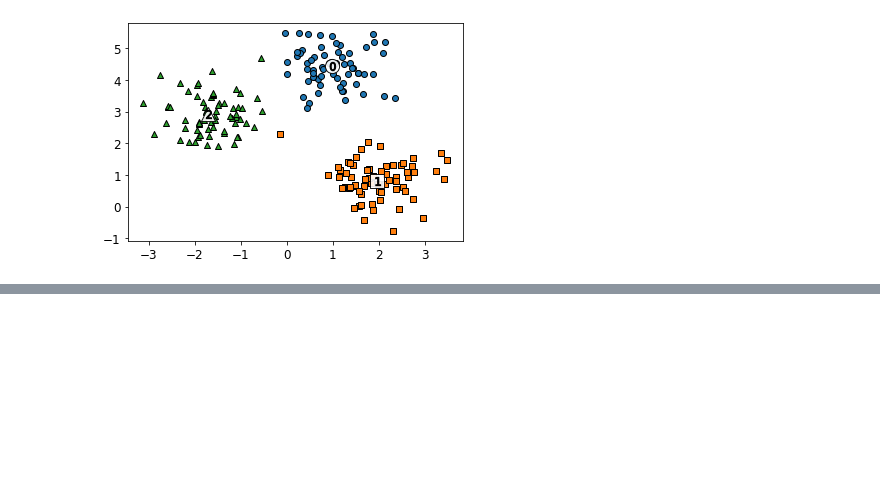
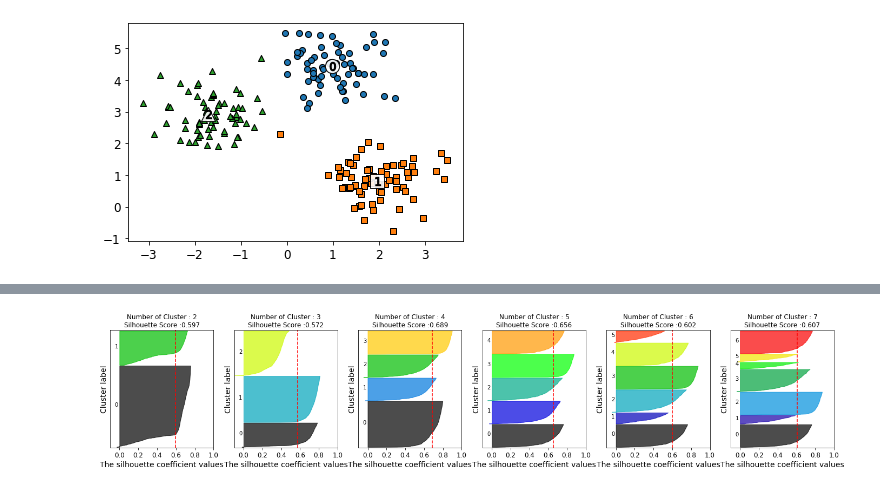
Before and after one commit to chaerui7967/Today_I_Learned, a Jupyter notebook: 머신러닝/군집화/군집평가_k_평균알고리즘.ipynb, the cells around one changed output, grey strips where cells are left out. Cells and saved outputs as stored; diff of their text form; code cells hidden in the pictures; blank space fills up the shorter version.

```diff
--- a/머신러닝/군집화/군집평가_k_평균알고리즘.ipynb
+++ b/머신러닝/군집화/군집평가_k_평균알고리즘.ipynb
@@ -256,0 +392,4 @@ plt.show()
+# %%
+visualize_silhouette([2,3,4,5,6,7],X)
+# %% [output]
+[figure, added]
```
Also changed, not shown: parts of 14 cells of this notebook.
